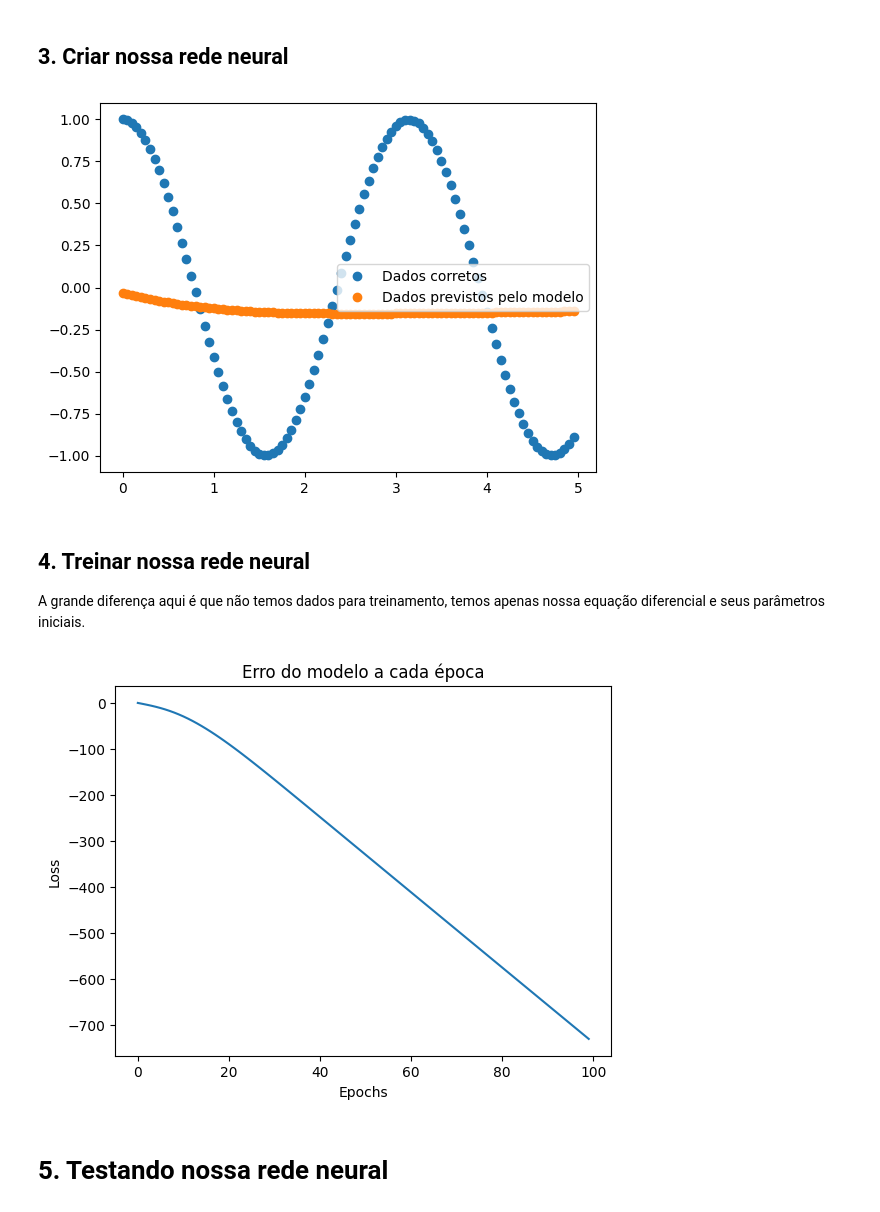
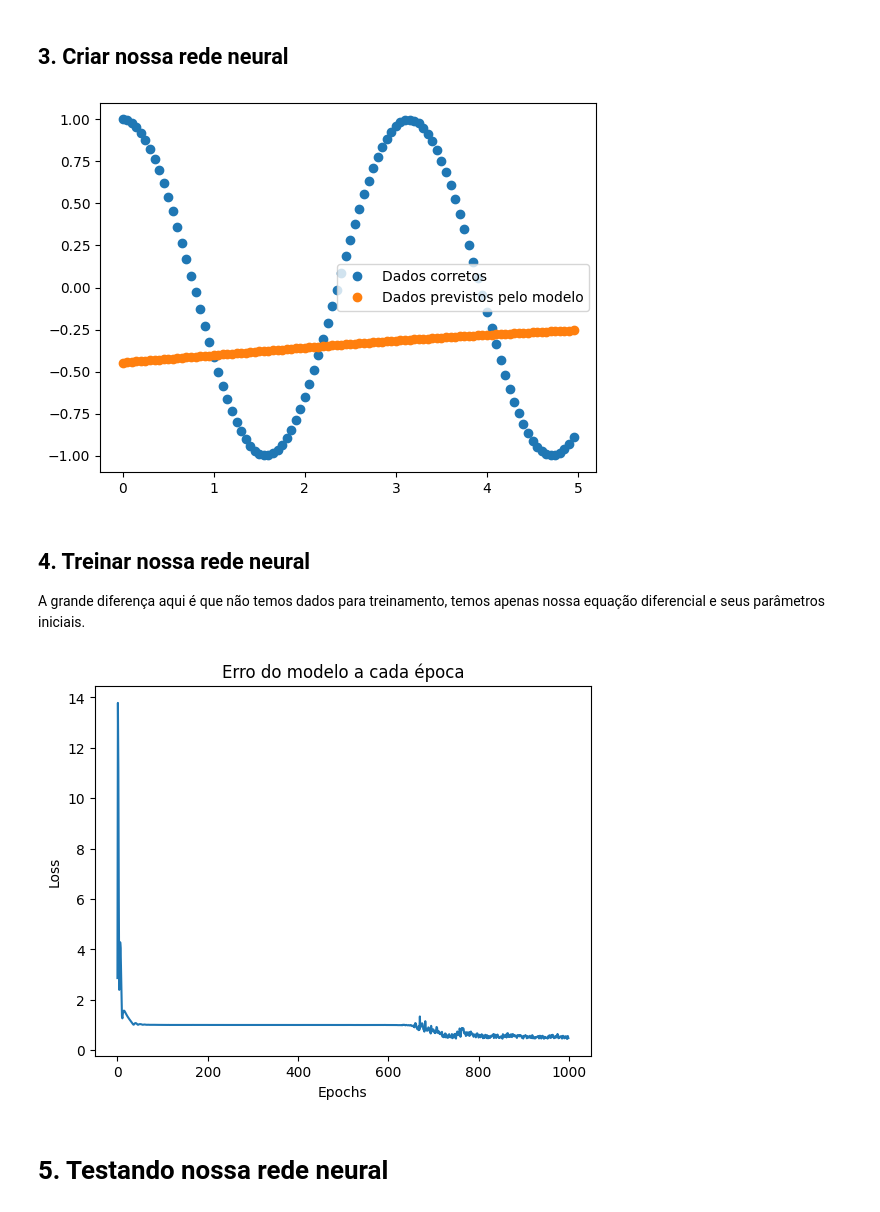
Before and after one commit to silash35/worklab, a Jupyter notebook: Others/PyTorch/src/PINN.ipynb, the cells around one changed output. Drawn from its saved outputs; the diff is of its cells as text; code cells hidden in the pictures.

Commit message:
improve model

```diff
--- a/Others/PyTorch/src/PINN.ipynb
+++ b/Others/PyTorch/src/PINN.ipynb
@@ -58,39 +58,39 @@ plt.show()
 # %%
 # Fixo uma seed para que os valores aleatórios sejam sempre os mesmos tanto para mim, quanto para você no seu computador.
 torch.manual_seed(42)
 
 
 class PINN(nn.Module):
     def __init__(self):
         super(PINN, self).__init__()
         # Aqui as coisas mudaram bastante. Agora temos 3 camadas.
         # Uma de entrada com 1 neurônio, uma do meio (hidden) com 50 e outra de saída com um neurônio novamente
         # Temos uma variável de entrada e uma de saída pois função que estamos tentando encontrar tem uma entrada (t) e uma saída (x).
         # Como a nossa função não é linear, estamos usando o tangente hiperbólico como função de ativação entre as camadas.
         self.hidden_layer = nn.Sequential(
             # É obrigatório que a entrada de uma camada seja igual a saída da anterior.
-            nn.Linear(1, 50),  # Essa recebe 1 valor e retorna 50 valores...
-            nn.Tanh(),
-            nn.Linear(50, 50),  # Essa entra 50 e retorna 50...
-            nn.Tanh(),
-            nn.Linear(50, 1),  # E por fim, essa recebe 50 valores e retorna 1.
+            nn.Linear(1, 100),  # Essa recebe 1 valor e retorna 50 valores...
+            nn.Softplus(),
+            nn.Linear(100, 100),  # Essa entra 50 e retorna 50...
+            nn.Softplus(),
+            nn.Linear(100, 1),  # E por fim, essa recebe 50 valores e retorna 1.
         )
 
     def forward(self, t):
         return self.hidden_layer(t)
 
 
 model = PINN()  # Criando uma instancia do modelo.
 
 with torch.inference_mode():
     x_prev = model(t)  # Pega os valores de x previstos pelo modelo.
 
 plt.plot(t.detach().numpy(), x.detach().numpy(), "o", label="Dados corretos")
 plt.plot(t.detach().numpy(), x_prev, "o", label="Dados previstos pelo modelo")
 plt.legend()
 plt.show()
 # %% [output]
-[figure, old version]
+[figure, new version]
 # %% [markdown]
 ## 4. Treinar nossa rede neural
 
@@ -113,7 +113,7 @@ def loss_fn(model, t):
 
     # Perda da EDO. Tiramos a média do erro de vários valores de t.
     # Quanto mais proximo a função x(t) do modelo da função solução da EDO, mais proximo de zero o valor do loss vai estar.
-    loss_EDO = torch.mean(x_tt + w * w * x_pred)
+    loss_EDO = torch.mean(torch.sqrt((x_tt + w * w * x_pred)**2))
 
     # Setando t0 = 0 e qual o valor de x(t0) e x'(t0) de acordo com o modelo
     t0 = torch.tensor([[0.0]], requires_grad=True)  # Tensor do valor de t=0
@@ -125,18 +125,20 @@ def loss_fn(model, t):
     # Perda das condições iniciais.
     # O valor de x0_pred deveria ser um, de acordo com a primeira condição inicial. Então x0_pred - 1 tem que ser igual a 0
     # Já o valor de x0_t_pred tem que ser 0 para bater com a segunda condição inicial.
-    loss_ic = torch.mean(x0_pred - 1) + torch.mean(x0_t_pred)
+    loss_ic = torch.sqrt(torch.mean(x0_pred - 1) ** 2) + torch.sqrt(
+        torch.mean(x0_t_pred) ** 2
+    )
 
     # Perda total
-    loss_total = loss_EDO
-    return loss_total + loss_ic
+    loss_total = 1*loss_EDO + 1*loss_ic
+    return loss_total
 
 
 # A função de otimização, vamos mantar ela com SGD por enquanto.
-optimizer = torch.optim.SGD(model.parameters(), lr=0.01)
+optimizer = torch.optim.Adam(model.parameters(), lr=0.01)
 
 # N° de épocas
-epochs = 100
+epochs = 1000
 
 # Listas vazias que usaremos para montar o gráfico do loss
 loss_values = []
@@ -167,7 +169,7 @@ plt.ylabel("Loss")
 plt.xlabel("Epochs")
 plt.show()
 # %% [output]
-[figure, old version]
+[figure, new version]
 # %% [markdown]
 # 5. Testando nossa rede neural
 # %%
```
Also changed, not shown: parts of 1 cell of this notebook.
